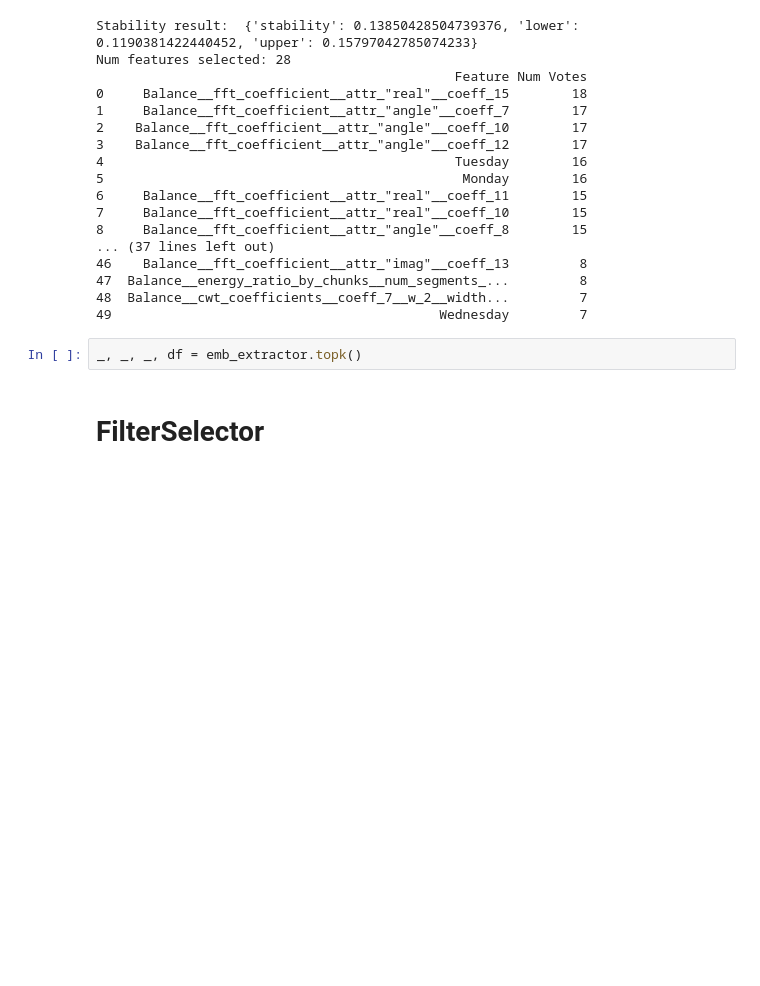
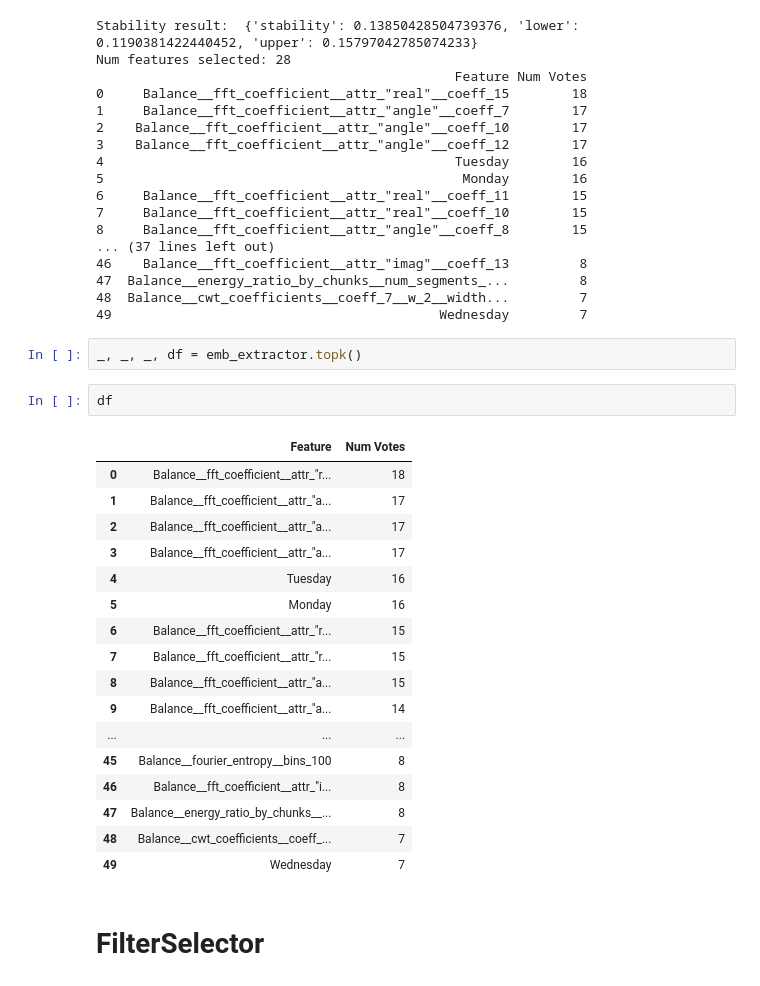
Before and after one commit to Xenomirant/ts_prediction, a Jupyter notebook: scripts/Pipeline.ipynb, the cells around one changed output. Saved outputs shown, nothing was run; the diff lists cells and outputs as text; blank space fills up the shorter version.

```diff
--- a/scripts/Pipeline.ipynb
+++ b/scripts/Pipeline.ipynb
@@ -675,6 +680,26 @@ Num features selected: 28
 49                                          Wednesday         7
 # %%
 _, _, _, df = emb_extractor.topk()
+# %%
+df
+# %% [output]
+|  | Feature | Num Votes |
+| 0 | Balance__fft_coefficient__attr_"r... | 18 |
+| 1 | Balance__fft_coefficient__attr_"a... | 17 |
+| 2 | Balance__fft_coefficient__attr_"a... | 17 |
+| 3 | Balance__fft_coefficient__attr_"a... | 17 |
+| 4 | Tuesday | 16 |
+| 5 | Monday | 16 |
+| 6 | Balance__fft_coefficient__attr_"r... | 15 |
+| 7 | Balance__fft_coefficient__attr_"r... | 15 |
+| 8 | Balance__fft_coefficient__attr_"a... | 15 |
+| 9 | Balance__fft_coefficient__attr_"a... | 14 |
+| ... | ... | ... |
+| 45 | Balance__fourier_entropy__bins_100 | 8 |
+| 46 | Balance__fft_coefficient__attr_"i... | 8 |
+| 47 | Balance__energy_ratio_by_chunks__... | 8 |
+| 48 | Balance__cwt_coefficients__coeff_... | 7 |
+| 49 | Wednesday | 7 |
 # %% [markdown]
 # FilterSelector
 # %%
```
Also changed, not shown: parts of 38 cells of this notebook, 1 other file.
